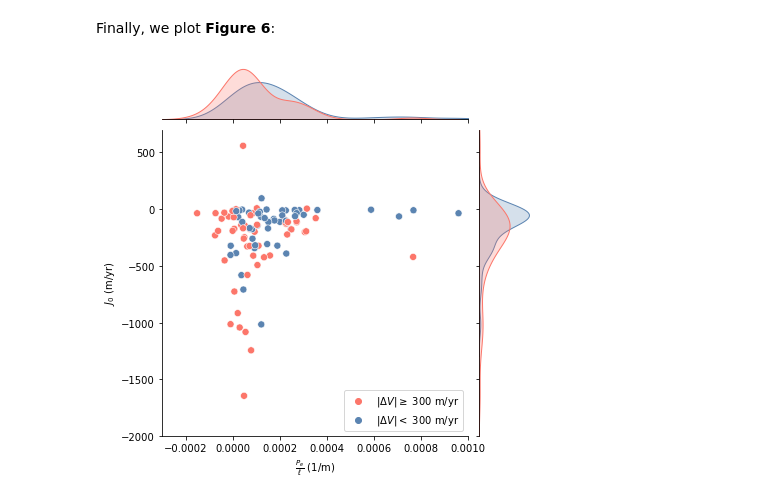
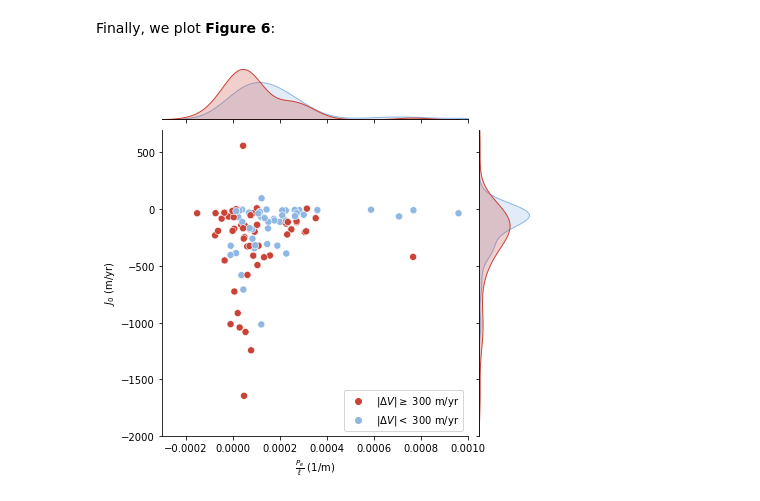
Before and after one commit to whyjz/pejzero, a Jupyter notebook: _sources/workflows/Fig6.ipynb, the cells around one changed output. Drawn from its saved outputs; the diff is of its cells as text; code cells hidden in the pictures.

```diff
--- a/_sources/workflows/Fig6.ipynb
+++ b/_sources/workflows/Fig6.ipynb
@@ -55,11 +55,11 @@ How many glaciers have a lower speed change?:  50
 # %% [markdown]
 Finally, we plot **Figure 6**:
 # %%
-cmap = {r'$|\Delta V| \geq$ 300 m/yr': '#FC766A', r'$|\Delta V| <$ 300 m/yr': '#5B84B1'}
+cmap = {r'$|\Delta V| \geq$ 300 m/yr': '#C94337', r'$|\Delta V| <$ 300 m/yr': '#8EB7E4'}
 f = sns.jointplot(data=df, x=r'$\frac{P_e}{\ell}$ (1/m)', y=r'$J_0$ (m/yr)', hue="Legend", palette=cmap, joint_kws={"s": 50})
 f.ax_joint.set_xlim([-0.0003, 0.0010])
 f.ax_joint.set_ylim([-2000, 700])
 f.ax_joint.legend(loc='lower right')
 f.savefig('../data/results/Fig6.pdf')
 # %% [output]
-[figure, old version]
+[figure, new version]
```
Also changed, not shown: 3 other files.
